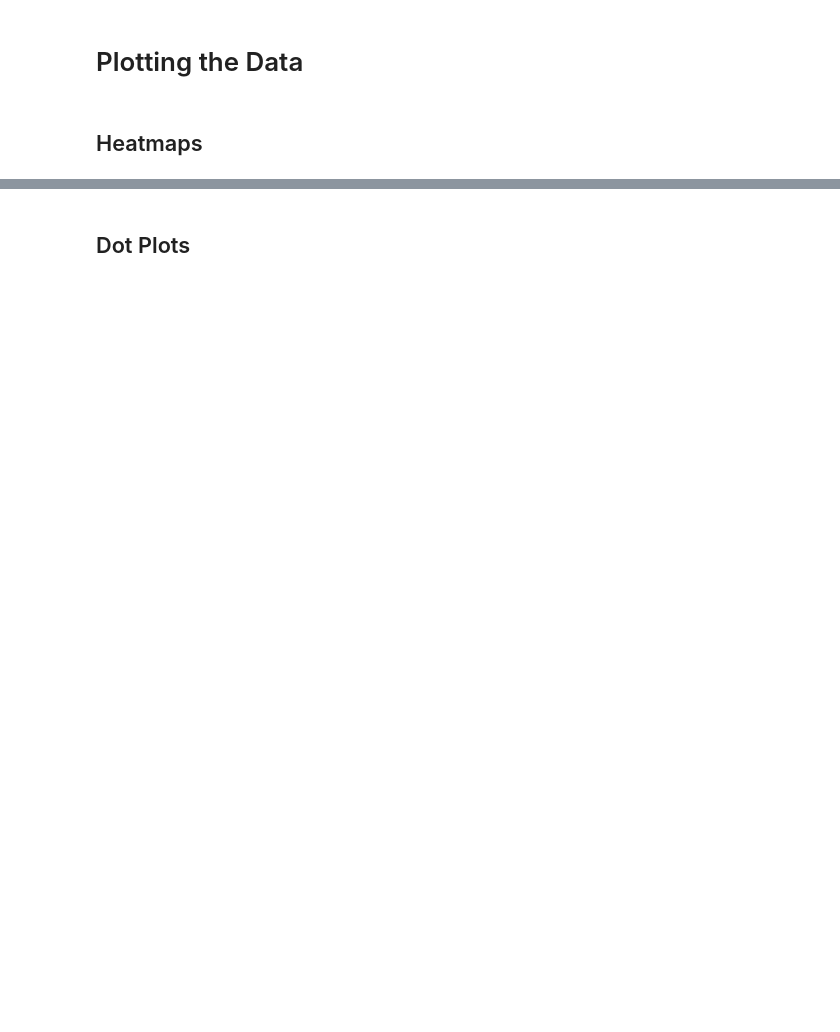
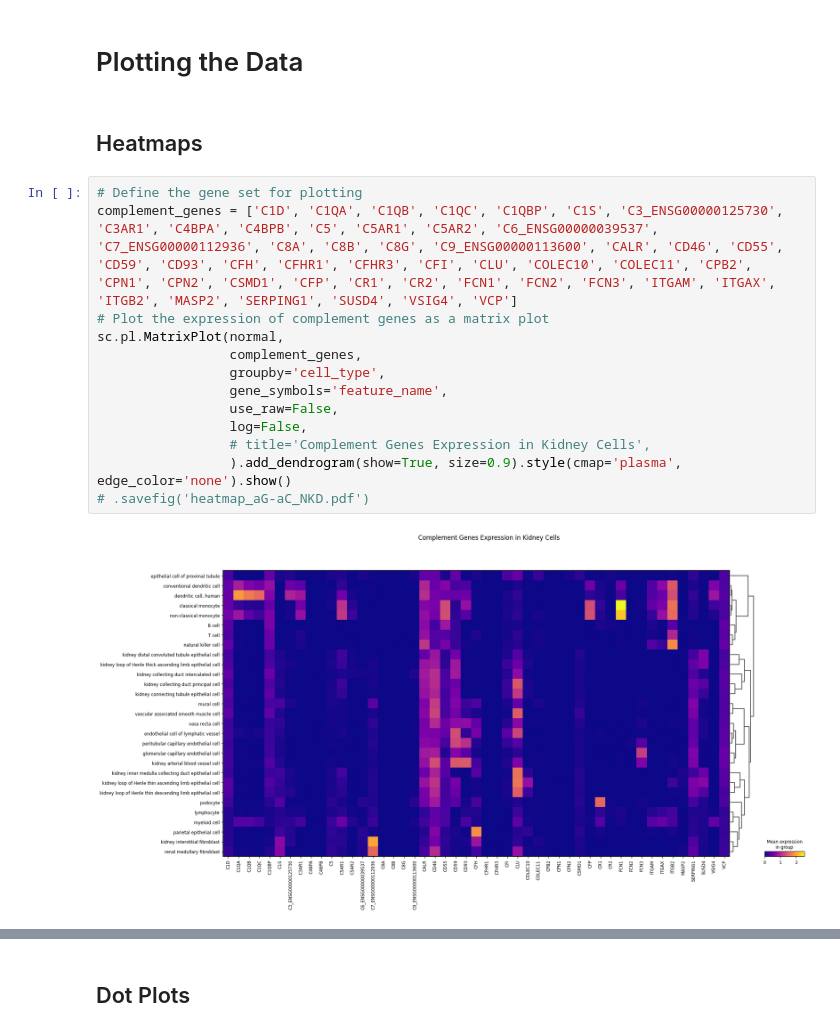
Before and after one commit to aumchampaneri/Biochemistry-BS, a Jupyter notebook: Human Kidney Atlas/Hs_Nor-Kidney_scRNA.ipynb, the cells around one changed output, grey strips where cells are left out. Cells and saved outputs as stored; diff of their text form; blank space fills up the shorter version.

Commit message:
Refactor kidney scRNA analysis notebook with enhanced preprocessing, visualization, and cell type grouping

```diff
--- a/Human Kidney Atlas/Hs_Nor-Kidney_scRNA.ipynb
+++ b/Human Kidney Atlas/Hs_Nor-Kidney_scRNA.ipynb
@@ -179,3 +199,18 @@ for group in cell_type_groups:
 # Plotting the Data
 # %% [markdown]
 ## Heatmaps
+# %%
+# Define the gene set for plotting
+complement_genes = ['C1D', 'C1QA', 'C1QB', 'C1QC', 'C1QBP', 'C1S', 'C3_ENSG00000125730', 'C3AR1', 'C4BPA', 'C4BPB', 'C5', 'C5AR1', 'C5AR2', 'C6_ENSG00000039537', 'C7_ENSG00000112936', 'C8A', 'C8B', 'C8G', 'C9_ENSG00000113600', 'CALR', 'CD46', 'CD55', 'CD59', 'CD93', 'CFH', 'CFHR1', 'CFHR3', 'CFI', 'CLU', 'COLEC10', 'COLEC11', 'CPB2', 'CPN1', 'CPN2', 'CSMD1', 'CFP', 'CR1', 'CR2', 'FCN1', 'FCN2', 'FCN3', 'ITGAM', 'ITGAX', 'ITGB2', 'MASP2', 'SERPING1', 'SUSD4', 'VSIG4', 'VCP']
+# Plot the expression of complement genes as a matrix plot
+sc.pl.MatrixPlot(normal,
+                 complement_genes,
+                 groupby='cell_type',
+                 gene_symbols='feature_name',
+                 use_raw=False,
+                 log=False,
+                 # title='Complement Genes Expression in Kidney Cells',
+                 ).add_dendrogram(show=True, size=0.9).style(cmap='plasma', edge_color='none').show()
+# .savefig('heatmap_aG-aC_NKD.pdf')
+# %% [output]
+[figure, added]
```
Also changed, not shown: parts of 5 cells of this notebook.
